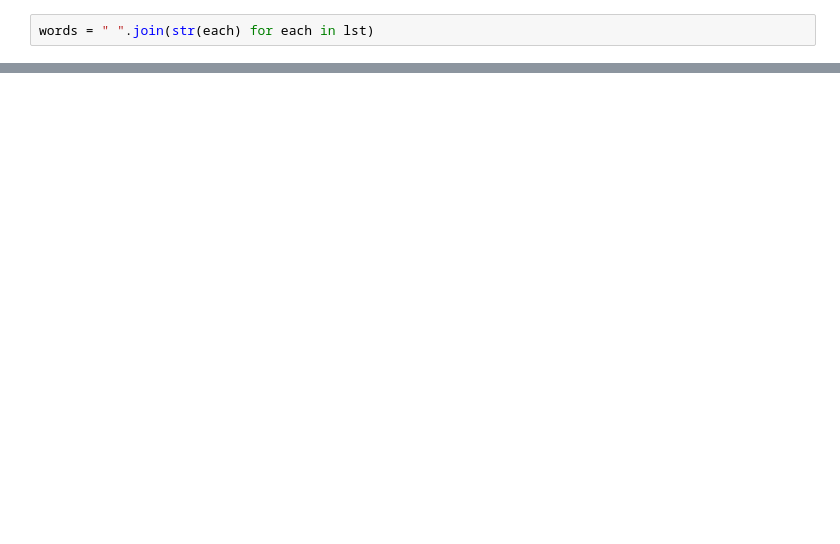
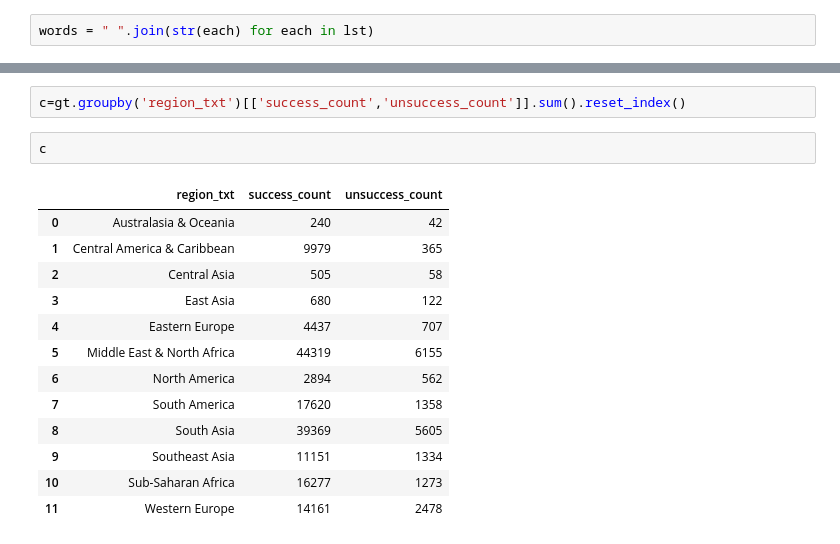
Before and after one commit to ajinkyajumde/Global-Terrorism-Analysis, a Jupyter notebook: Untitled1_ipyn.ipynb, the cells around one changed output, grey strips where cells are left out. Cells and saved outputs as stored; diff of their text form; blank space fills up the shorter version.

```diff
--- a/Untitled1_ipyn.ipynb
+++ b/Untitled1_ipyn.ipynb
@@ -351,0 +356,18 @@ plt.show()
+# %%
+c=gt.groupby('region_txt')[['success_count','unsuccess_count']].sum().reset_index()
+# %%
+c
+# %% [output]
+|  | region_txt | success_count | unsuccess_count |
+| 0 | Australasia & Oceania | 240 | 42 |
+| 1 | Central America & Caribbean | 9979 | 365 |
+| 2 | Central Asia | 505 | 58 |
+| 3 | East Asia | 680 | 122 |
+| 4 | Eastern Europe | 4437 | 707 |
+| 5 | Middle East & North Africa | 44319 | 6155 |
+| 6 | North America | 2894 | 562 |
+| 7 | South America | 17620 | 1358 |
+| 8 | South Asia | 39369 | 5605 |
+| 9 | Southeast Asia | 11151 | 1334 |
+| 10 | Sub-Saharan Africa | 16277 | 1273 |
+| 11 | Western Europe | 14161 | 2478 |
```
Also changed, not shown: parts of 11 cells of this notebook.
